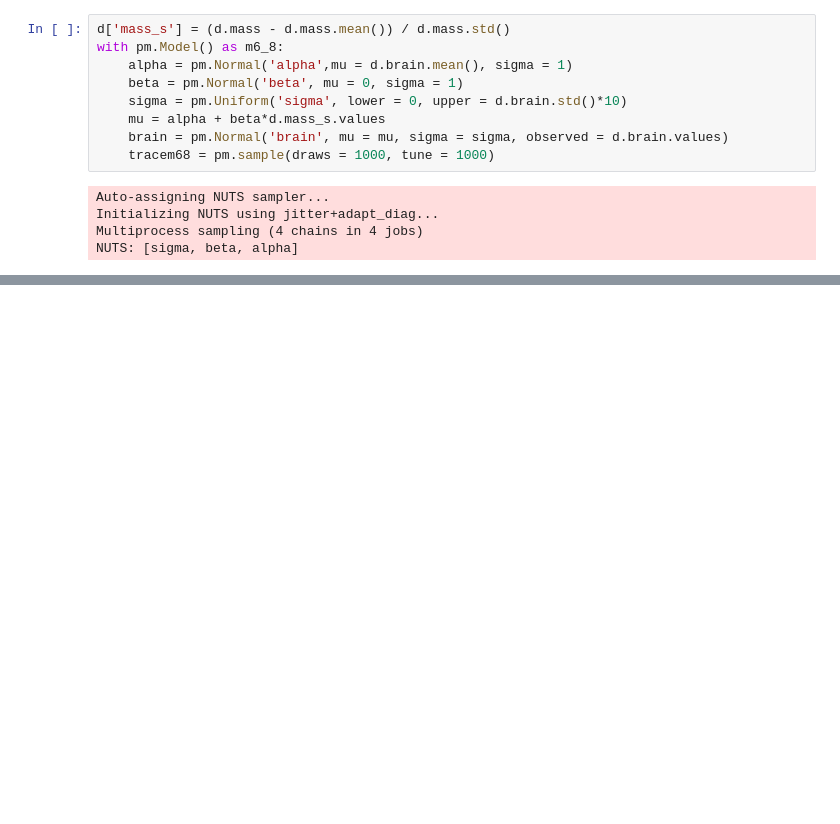
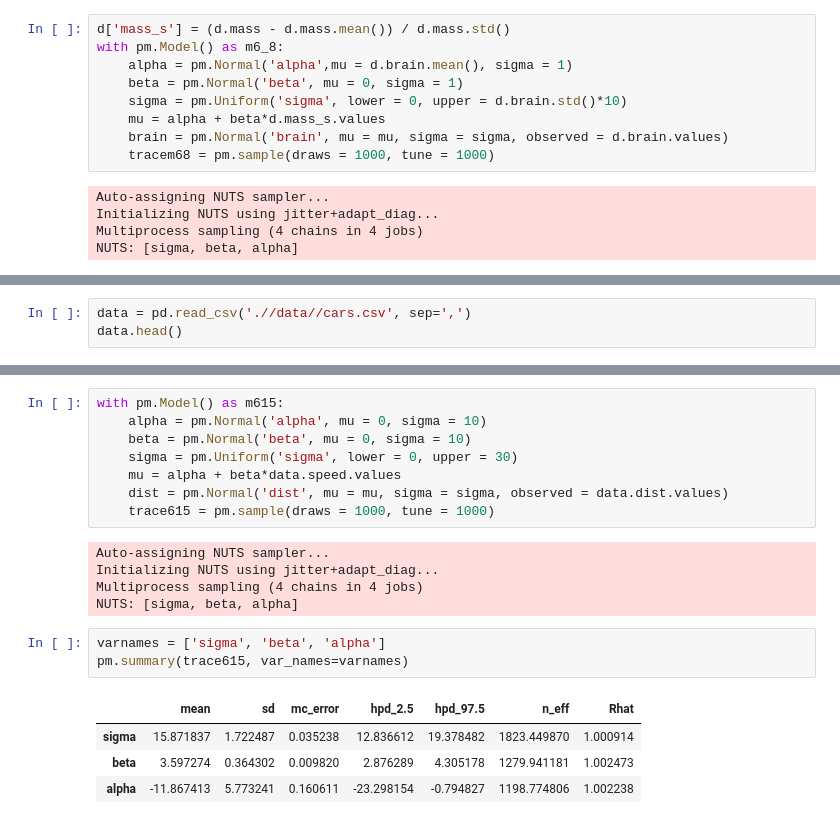
Before and after one commit to jkelley7/stat_rethinking, a Jupyter notebook: Chapter_6.ipynb, the cells around one changed output, grey strips where cells are left out. Saved outputs shown, nothing was run; the diff lists cells and outputs as text; blank space fills up the shorter version.

```diff
--- a/Chapter_6.ipynb
+++ b/Chapter_6.ipynb
@@ -214,0 +231,3 @@ dev
+# %%
+data = pd.read_csv('.//data//cars.csv', sep=',')
+data.head()
@@ -214,0 +241,21 @@ dev
+# %%
+with pm.Model() as m615:
+    alpha = pm.Normal('alpha', mu = 0, sigma = 10)
+    beta = pm.Normal('beta', mu = 0, sigma = 10)
+    sigma = pm.Uniform('sigma', lower = 0, upper = 30)
+    mu = alpha + beta*data.speed.values
+    dist = pm.Normal('dist', mu = mu, sigma = sigma, observed = data.dist.values)
+    trace615 = pm.sample(draws = 1000, tune = 1000)
+# %% [output]
+Auto-assigning NUTS sampler...
+Initializing NUTS using jitter+adapt_diag...
+Multiprocess sampling (4 chains in 4 jobs)
+NUTS: [sigma, beta, alpha]
+# %%
+varnames = ['sigma', 'beta', 'alpha']
+pm.summary(trace615, var_names=varnames)
+# %% [output]
+|  | mean | sd | mc_error | hpd_2.5 | hpd_97.5 | n_eff | Rhat |
+| sigma | 15.871837 | 1.722487 | 0.035238 | 12.836612 | 19.378482 | 1823.449870 | 1.000914 |
+| beta | 3.597274 | 0.364302 | 0.009820 | 2.876289 | 4.305178 | 1279.941181 | 1.002473 |
+| alpha | -11.867413 | 5.773241 | 0.160611 | -23.298154 | -0.794827 | 1198.774806 | 1.002238 |
```
Also changed, not shown: parts of 7 cells of this notebook.
